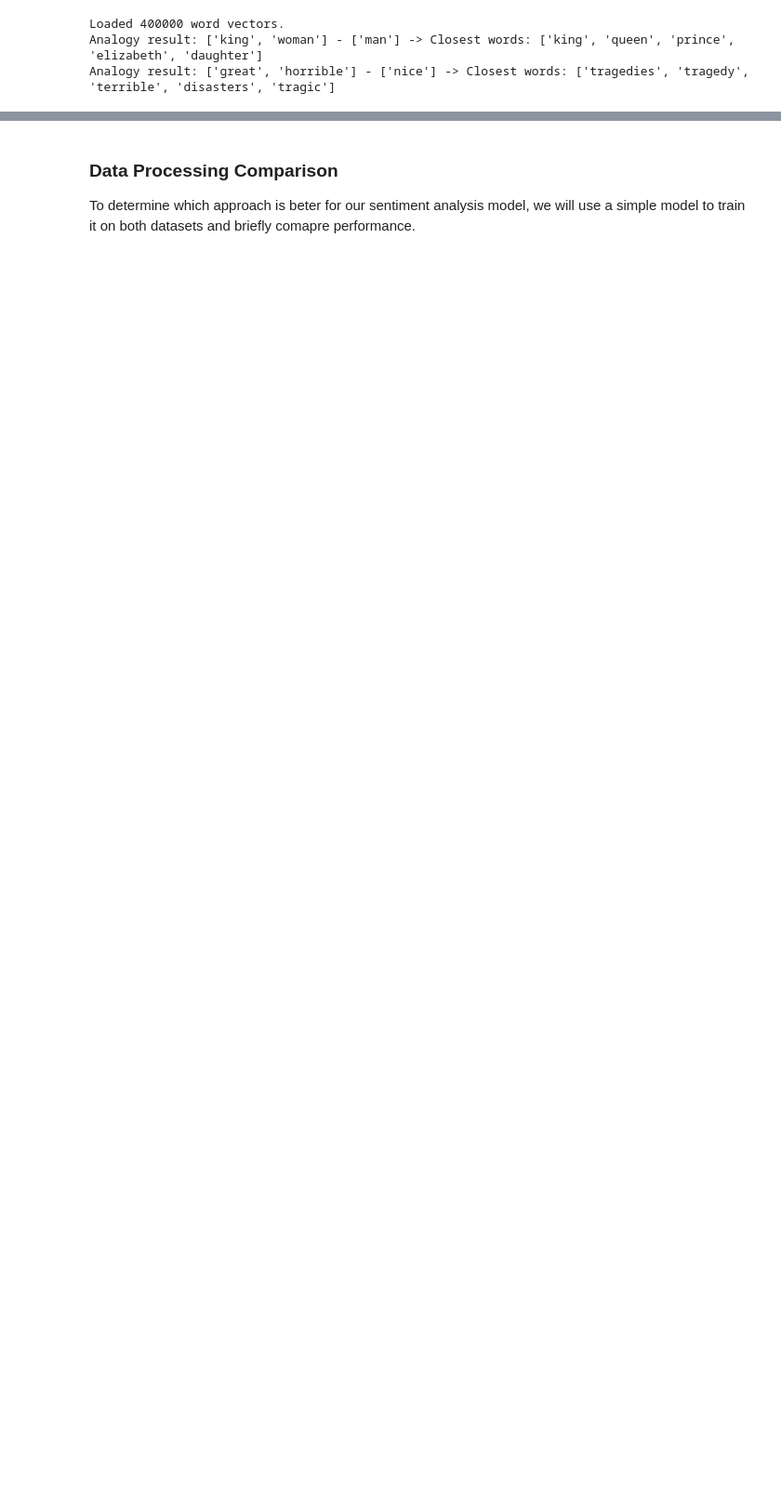
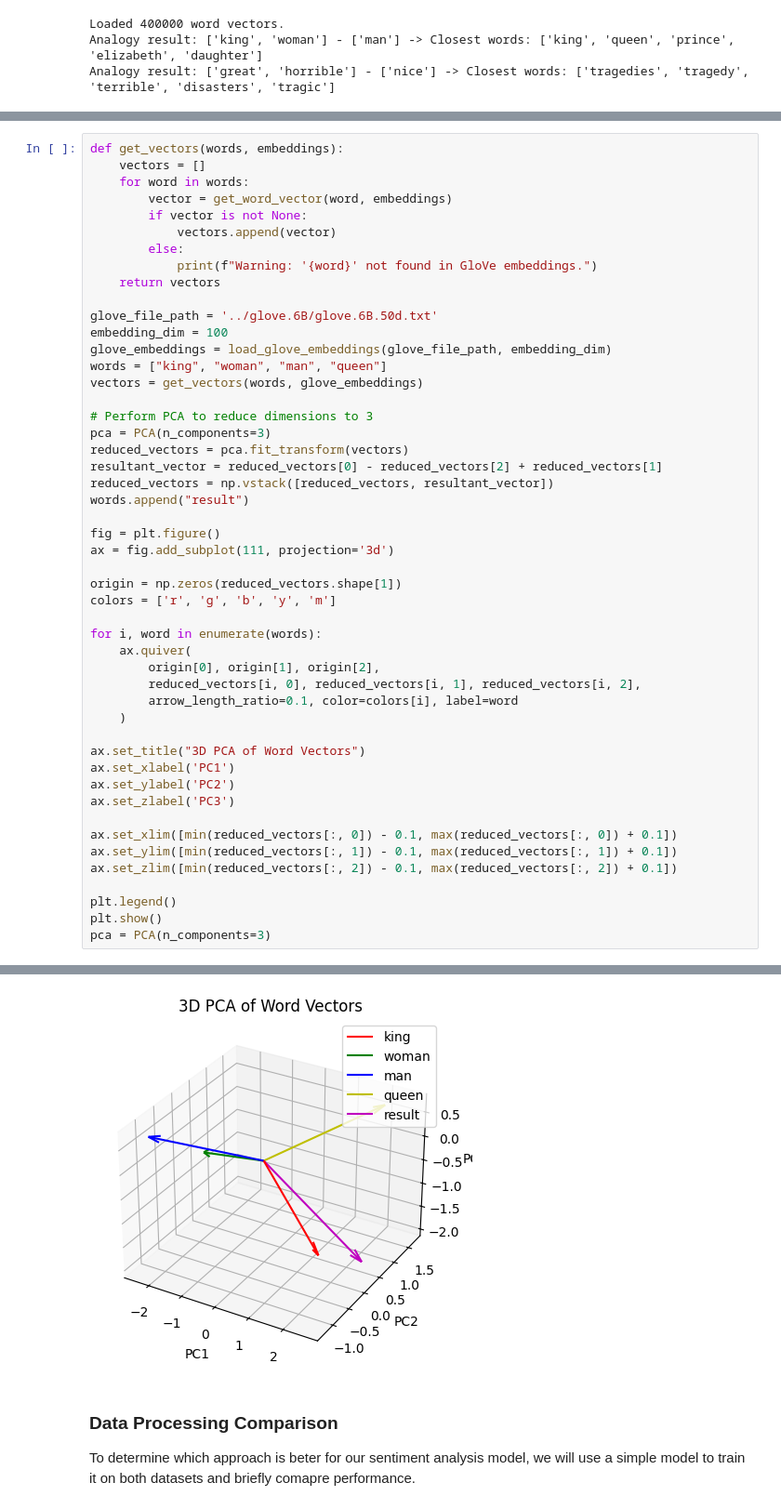
Before and after one commit to vladflorinfilip/Sentiment-Analysis-Classifier, a Jupyter notebook: notebook/data_analysis.ipynb, the cells around one changed output, grey strips where cells are left out. Shown at 93% size. Drawn from its saved outputs; the diff is of its cells as text; blank space fills up the shorter version.

Commit message:
Visualisation of glove vectors in 3D using PCA

```diff
--- a/notebook/data_analysis.ipynb
+++ b/notebook/data_analysis.ipynb
@@ -229,0 +233,50 @@ Analogy result: ['great', 'horrible'] - ['nice'] -> Closest words: ['tragedies',
+# %%
+def get_vectors(words, embeddings):
+    vectors = []
+    for word in words:
+        vector = get_word_vector(word, embeddings)
+        if vector is not None:
+            vectors.append(vector)
+        else:
+            print(f"Warning: '{word}' not found in GloVe embeddings.")
+    return vectors
+
+glove_file_path = '../glove.6B/glove.6B.50d.txt'
+embedding_dim = 100
+glove_embeddings = load_glove_embeddings(glove_file_path, embedding_dim)
+words = ["king", "woman", "man", "queen"]
+vectors = get_vectors(words, glove_embeddings)
+
+# Perform PCA to reduce dimensions to 3
+pca = PCA(n_components=3)
+reduced_vectors = pca.fit_transform(vectors)
+resultant_vector = reduced_vectors[0] - reduced_vectors[2] + reduced_vectors[1]
+reduced_vectors = np.vstack([reduced_vectors, resultant_vector])
+words.append("result")
+
+fig = plt.figure()
+ax = fig.add_subplot(111, projection='3d')
+
+origin = np.zeros(reduced_vectors.shape[1])
+colors = ['r', 'g', 'b', 'y', 'm']
+
+for i, word in enumerate(words):
+    ax.quiver(
+        origin[0], origin[1], origin[2],
+        reduced_vectors[i, 0], reduced_vectors[i, 1], reduced_vectors[i, 2],
+        arrow_length_ratio=0.1, color=colors[i], label=word
+    )
+
+ax.set_title("3D PCA of Word Vectors")
+ax.set_xlabel('PC1')
+ax.set_ylabel('PC2')
+ax.set_zlabel('PC3')
+
+ax.set_xlim([min(reduced_vectors[:, 0]) - 0.1, max(reduced_vectors[:, 0]) + 0.1])
+ax.set_ylim([min(reduced_vectors[:, 1]) - 0.1, max(reduced_vectors[:, 1]) + 0.1])
+ax.set_zlim([min(reduced_vectors[:, 2]) - 0.1, max(reduced_vectors[:, 2]) + 0.1])
+
+plt.legend()
+plt.show()
+pca = PCA(n_components=3)
+# %% [output]
@@ -230,3 +284,4 @@ Analogy result: ['great', 'horrible'] - ['nice'] -> Closest words: ['tragedies',
+[figure, added]
 # %% [markdown]
 ### Data Processing Comparison
 To determine which approach is beter for our sentiment analysis model, we will use a simple model to train it on both datasets and briefly comapre performance.
```
Also changed, not shown: parts of 5 cells of this notebook.
